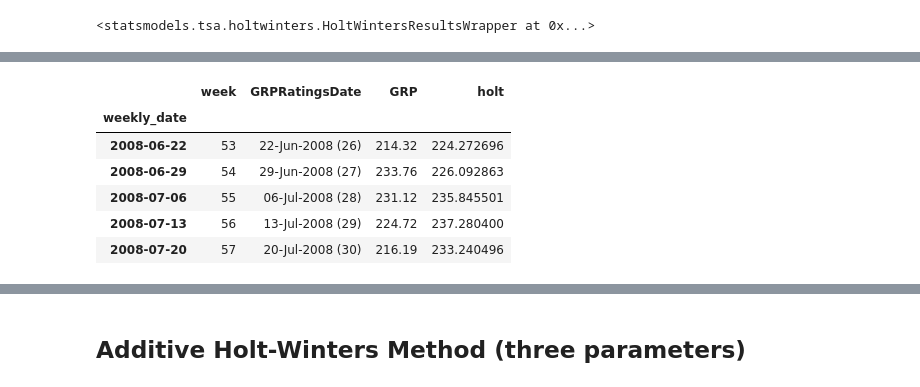
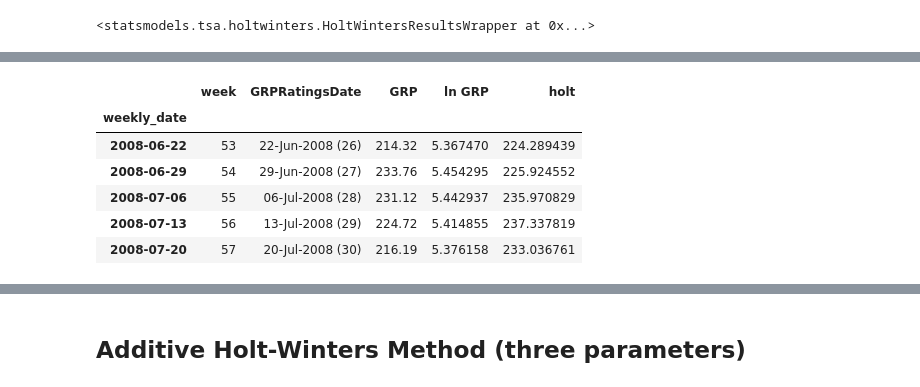
Before and after one commit to tkokkeng/KE5108-TVChannelRatings, a Jupyter notebook: holtwinter.ipynb, the cells around one changed output, grey strips where cells are left out. Cells and saved outputs as stored; diff of their text form; code cells hidden in the pictures.

```diff
--- a/holtwinter.ipynb
+++ b/holtwinter.ipynb
@@ -18,5 +18,6 @@ import statsmodels.api as sm
 ## Load Data
 # %%
 train_ts_df = pd.read_csv('data/transformedTrainRatings.csv', index_col=0, parse_dates=True)
+train_ts_df['ln GRP'] = np.log(train_ts_df['GRP'])
 train_ts_df.head()
 # %% [output]
@@ -30,4 +31,5 @@ train_ts_df.head()
 # %%
 test_ts_df = pd.read_csv('data/transformedTestRatings.csv', index_col=0, parse_dates=True)
+test_ts_df['ln GRP'] = np.log(test_ts_df['GRP'])
 test_ts_df.head()
 # %% [output]
@@ -43,6 +50,7 @@ test_ts_df.head()
 # %%
-# Set smoothing level to None, The model will automatically optimize the value.
-holt_train = sm.tsa.Holt(train_ts_df['GRP'].values, exponential=True, damped=True).fit(optimized=True)
+# smoothing level = alpha (level), smoothing slope = beta (growth rate)
+# The model will automatically optimize the value.
+holt_train = sm.tsa.Holt(train_ts_df['ln GRP'].values, exponential=True, damped=True).fit(optimized=True)
 holt_train
 # %% [output]
 <statsmodels.tsa.holtwinters.HoltWintersResultsWrapper at 0x...>
@@ -83,5 +82,5 @@ train_ts_df.tail()
 # %%
-holt_test = sm.tsa.Holt(test_ts_df['GRP'].values,
+holt_test = sm.tsa.Holt(test_ts_df['ln GRP'].values,
                         exponential=True,
                         damped=True).fit(smoothing_level=holt_train.params['smoothing_level'],
                                          smoothing_slope=holt_train.params['smoothing_slope'],
@@ -93,11 +116,11 @@ holt_test
 # %%
-test_ts_df['holt'] = holt_test.predict(0, len(test_ts_df)-1)
+test_ts_df['holt'] = np.exp(holt_test.predict(start=0, end=len(test_ts_df)-1))
 test_ts_df.head()
 # %% [output]
-|  | week | GRPRatingsDate | GRP | holt |
-| weekly_date |  |  |  |  |
-| 2008-06-22 | 53 | 22-Jun-2008 (26) | 214.32 | 224.272696 |
-| 2008-06-29 | 54 | 29-Jun-2008 (27) | 233.76 | 226.092863 |
-| 2008-07-06 | 55 | 06-Jul-2008 (28) | 231.12 | 235.845501 |
-| 2008-07-13 | 56 | 13-Jul-2008 (29) | 224.72 | 237.280400 |
-| 2008-07-20 | 57 | 20-Jul-2008 (30) | 216.19 | 233.240496 |
+|  | week | GRPRatingsDate | GRP | ln GRP | holt |
+| weekly_date |  |  |  |  |  |
+| 2008-06-22 | 53 | 22-Jun-2008 (26) | 214.32 | 5.367470 | 224.289439 |
+| 2008-06-29 | 54 | 29-Jun-2008 (27) | 233.76 | 5.454295 | 225.924552 |
+| 2008-07-06 | 55 | 06-Jul-2008 (28) | 231.12 | 5.442937 | 235.970829 |
+| 2008-07-13 | 56 | 13-Jul-2008 (29) | 224.72 | 5.414855 | 237.337819 |
+| 2008-07-20 | 57 | 20-Jul-2008 (30) | 216.19 | 5.376158 | 233.036761 |
```
Also changed, not shown: parts of 43 cells of this notebook.
